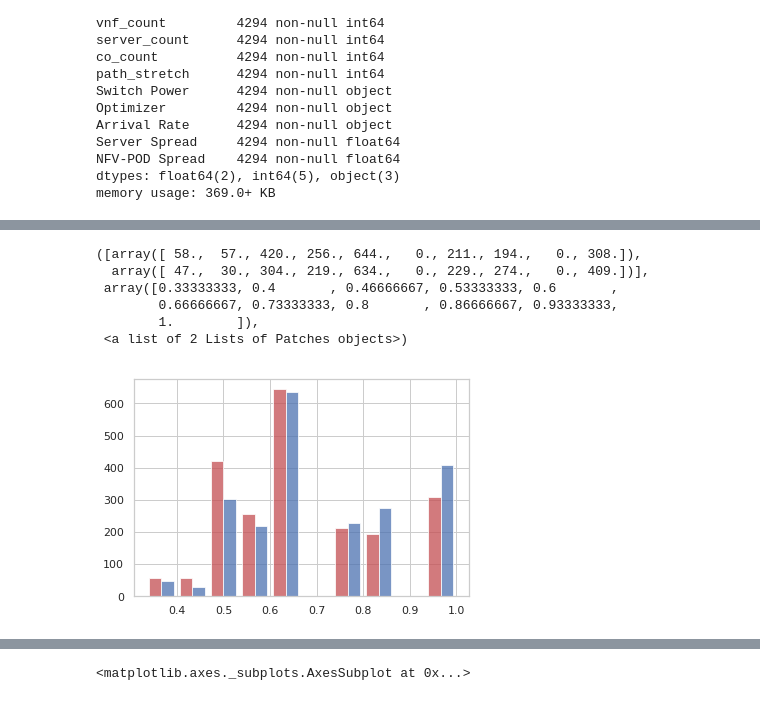
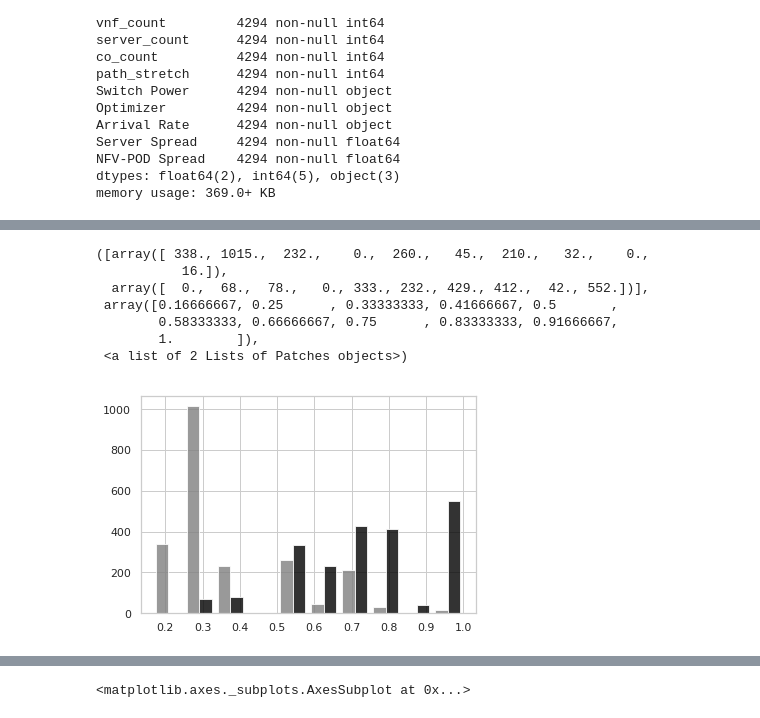
Before and after one commit to mfbari/esso, a Jupyter notebook: plots/plot_server_and_co_spread.ipynb, the cells around one changed output, grey strips where cells are left out. Drawn from its saved outputs; the diff is of its cells as text; code cells hidden in the pictures.

Commit message:
update plot notebook

```diff
--- a/plots/plot_server_and_co_spread.ipynb
+++ b/plots/plot_server_and_co_spread.ipynb
@@ -165,16 +176,13 @@ array([[<matplotlib.axes._subplots.AxesSubplot object at 0x...>,
 # %%
-x = spread_df[spread_df['Switch Power'] == 'Yes']['Server Spread']
-y = spread_df[spread_df['Switch Power'] == 'No']['Server Spread']
-plt.hist([x, y], color=['r','b'], alpha=0.75)
-
-
-#spread_df[spread_df['Switch Power'] == 'Yes']['Server Spread'].hist(bins=20)
-#spread_df[spread_df['Switch Power'] == 'No']['Server Spread'].hist(bins=20)
+x = spread_df[spread_df['Switch Power'] == 'Yes']['NFV-POD Spread']
+y = spread_df[spread_df['Switch Power'] == 'No']['NFV-POD Spread']
+plt.hist([x, y], color=['gray','black'], alpha=0.8)
 # %% [output]
-([array([ 58.,  57., 420., 256., 644.,   0., 211., 194.,   0., 308.]),
-  array([ 47.,  30., 304., 219., 634.,   0., 229., 274.,   0., 409.])],
- array([0.33333333, 0.4       , 0.46666667, 0.53333333, 0.6       ,
-        0.66666667, 0.73333333, 0.8       , 0.86666667, 0.93333333,
+([array([ 338., 1015.,  232.,    0.,  260.,   45.,  210.,   32.,    0.,
+           16.]),
+  array([  0.,  68.,  78.,   0., 333., 232., 429., 412.,  42., 552.])],
+ array([0.16666667, 0.25      , 0.33333333, 0.41666667, 0.5       ,
+        0.58333333, 0.66666667, 0.75      , 0.83333333, 0.91666667,
         1.        ]),
  <a list of 2 Lists of Patches objects>)
-[figure, old version]
+[figure, new version]
```
Also changed, not shown: parts of 12 cells of this notebook.
